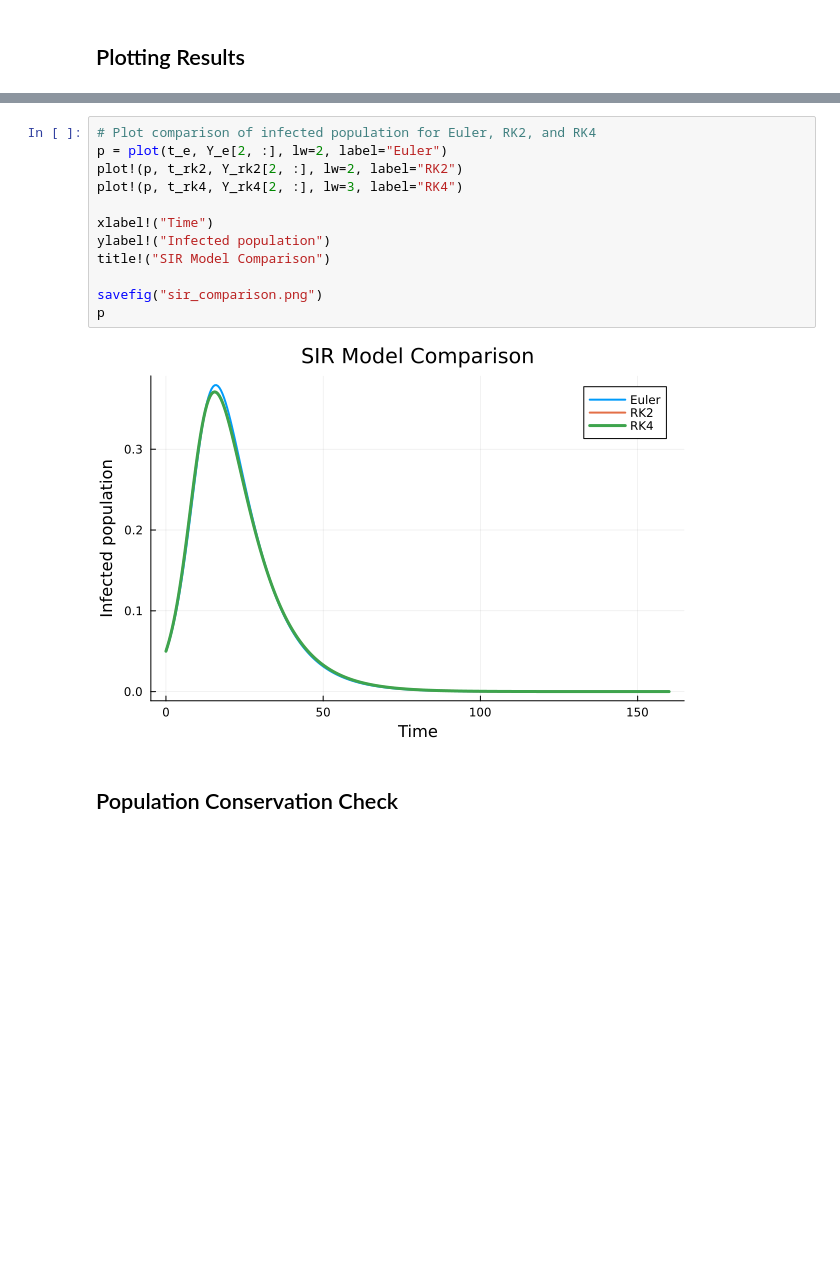
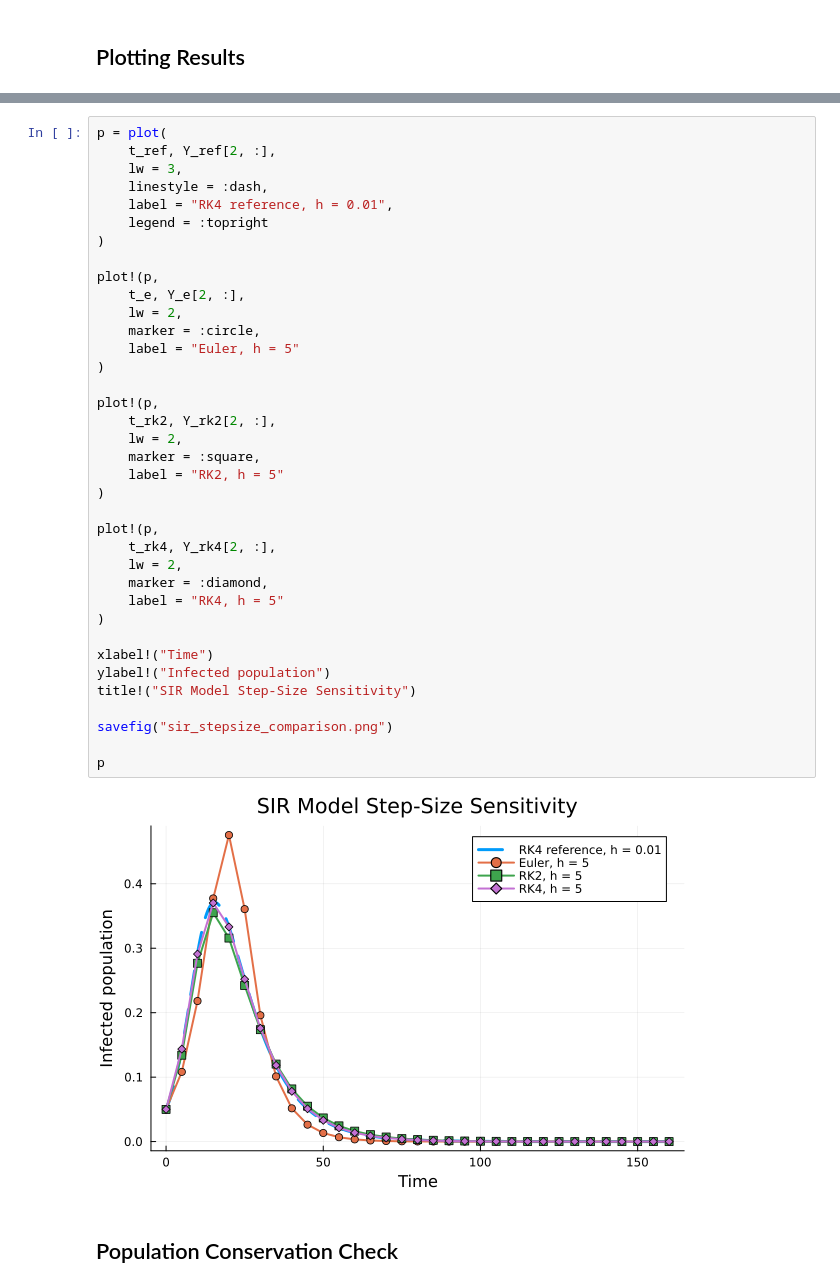
Before and after one commit to james-anders0n/MATH2064-ODE-Project, a Jupyter notebook: Final code for assignment.ipynb, the cells around one changed output, grey strips where cells are left out. Saved outputs shown, nothing was run; the diff lists cells and outputs as text; blank space fills up the shorter version.

```diff
--- a/Final code for assignment.ipynb
+++ b/Final code for assignment.ipynb
@@ -380,17 +403,42 @@ plot!()
 # %%
-# Plot comparison of infected population for Euler, RK2, and RK4
-p = plot(t_e, Y_e[2, :], lw=2, label="Euler")
-plot!(p, t_rk2, Y_rk2[2, :], lw=2, label="RK2")
-plot!(p, t_rk4, Y_rk4[2, :], lw=3, label="RK4")
+p = plot(
+    t_ref, Y_ref[2, :],
+    lw = 3,
+    linestyle = :dash,
+    label = "RK4 reference, h = 0.01",
+    legend = :topright
+)
+
+plot!(p,
+    t_e, Y_e[2, :],
+    lw = 2,
+    marker = :circle,
+    label = "Euler, h = 5"
+)
+
+plot!(p,
+    t_rk2, Y_rk2[2, :],
+    lw = 2,
+    marker = :square,
+    label = "RK2, h = 5"
+)
+
+plot!(p,
+    t_rk4, Y_rk4[2, :],
+    lw = 2,
+    marker = :diamond,
+    label = "RK4, h = 5"
+)
 
 xlabel!("Time")
 ylabel!("Infected population")
-title!("SIR Model Comparison")
+title!("SIR Model Step-Size Sensitivity")
 
-savefig("sir_comparison.png")
+savefig("sir_stepsize_comparison.png")
+
 p
 # %% [output]
-[figure, old version]
+[figure, new version]
 # %% [markdown]
 ## Population Conservation Check
 # %%
```
Also changed, not shown: parts of 6 cells of this notebook, 16 other files.
